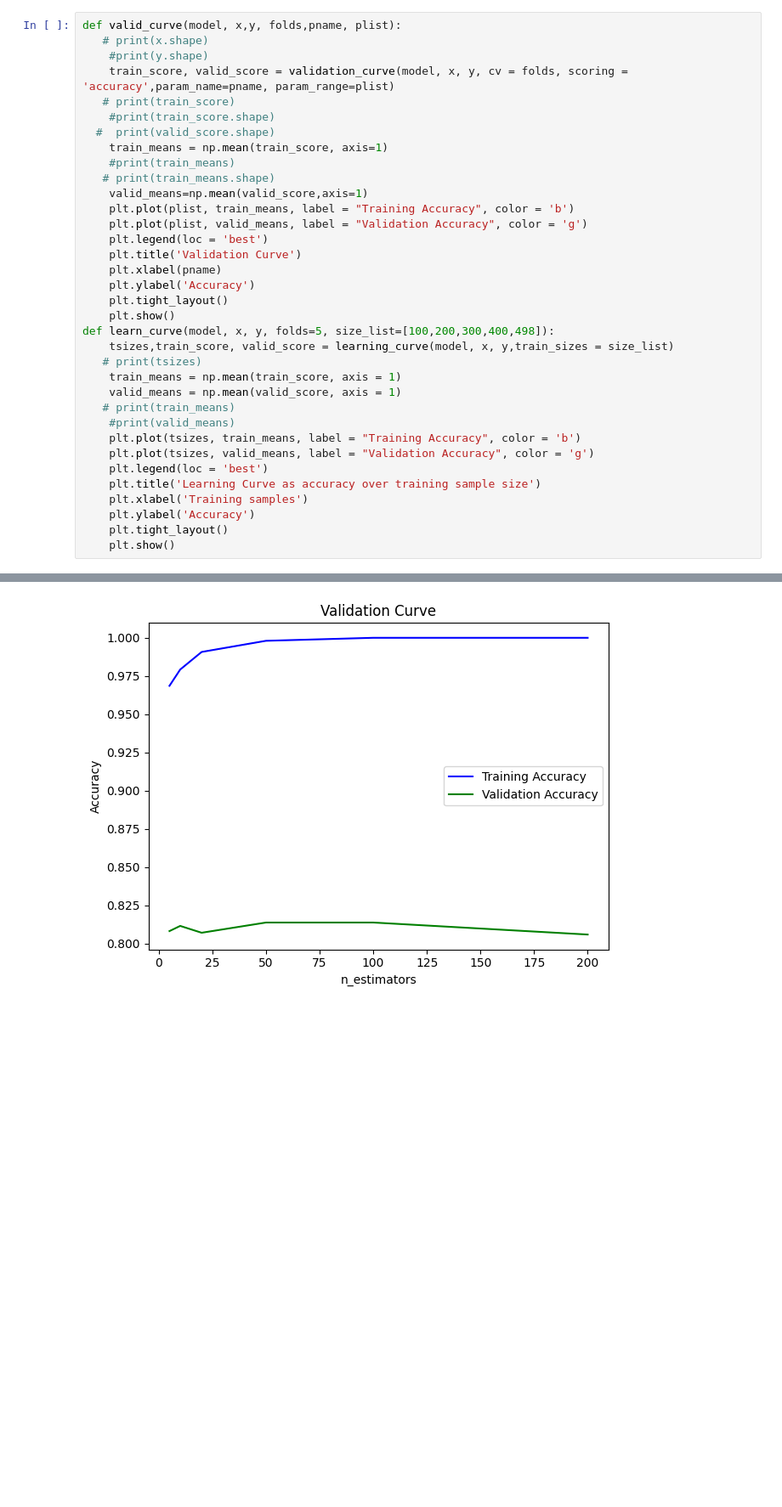
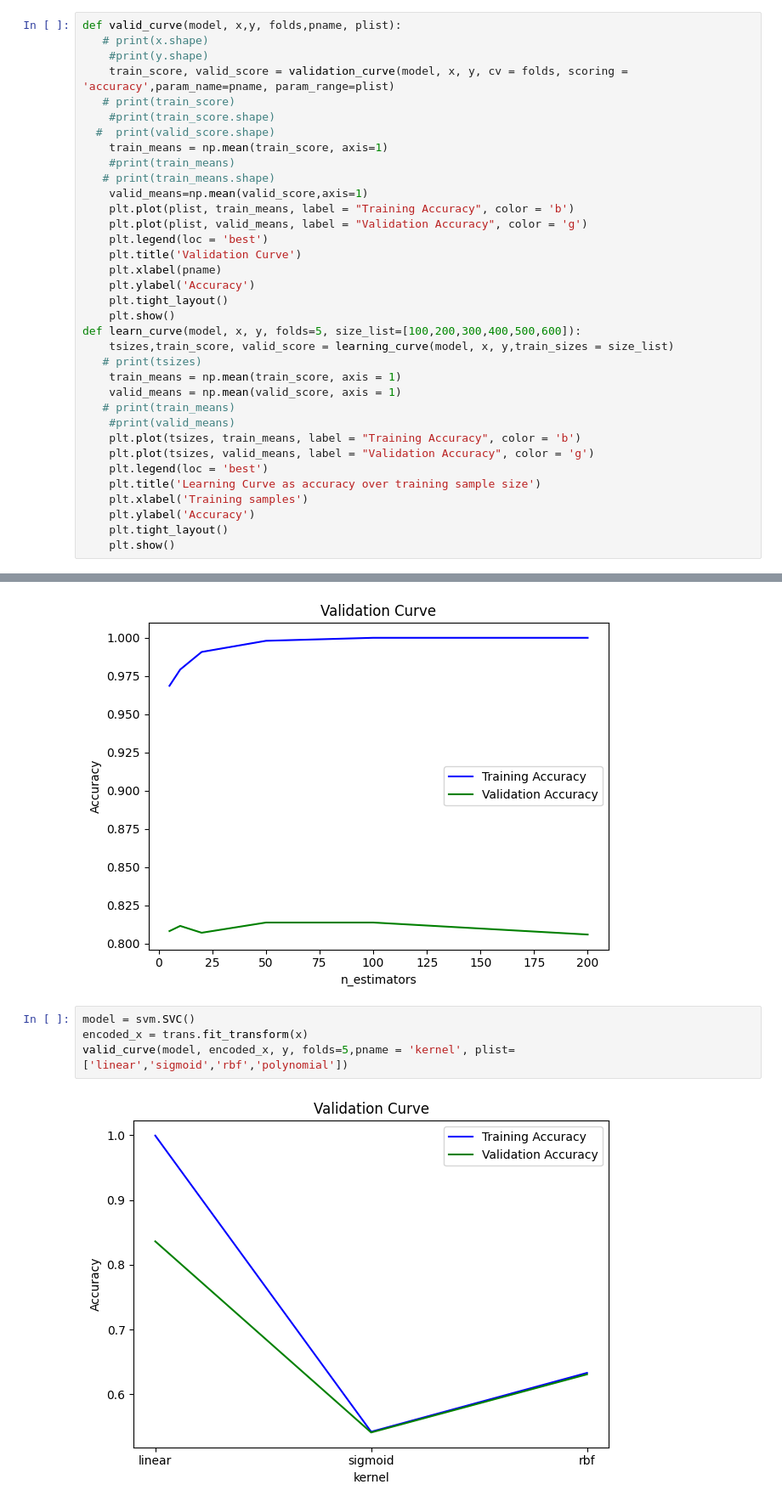
Before and after one commit to mherna72/kaggle_projects, a Jupyter notebook: titani.ipynb, the cells around one changed output, grey strips where cells are left out. Shown: that part at 85% size. Cells and saved outputs as stored; diff of their text form; blank space fills up the shorter version.

```diff
--- a/titani.ipynb
+++ b/titani.ipynb
@@ -66,7 +66,7 @@ def valid_curve(model, x,y, folds,pname, plist):
     plt.ylabel('Accuracy')
     plt.tight_layout()
     plt.show()
-def learn_curve(model, x, y, folds=5, size_list=[100,200,300,400,498]):
+def learn_curve(model, x, y, folds=5, size_list=[100,200,300,400,500,600]):
     tsizes,train_score, valid_score = learning_curve(model, x, y,train_sizes = size_list)
    # print(tsizes)
     train_means = np.mean(train_score, axis = 1)
@@ -134,3 +134,9 @@ encoded_x = trans.fit_transform(x)
 valid_curve(mod, encoded_x, y, folds=5, pname='n_estimators',plist=[5,10,20,50,100,200])
 # %% [output]
 [figure]
+# %%
+model = svm.SVC()
+encoded_x = trans.fit_transform(x)
+valid_curve(model, encoded_x, y, folds=5,pname = 'kernel', plist=['linear','sigmoid','rbf','polynomial'])
+# %% [output]
+[figure, added]
```
Also changed, not shown: parts of 1 cell of this notebook.
